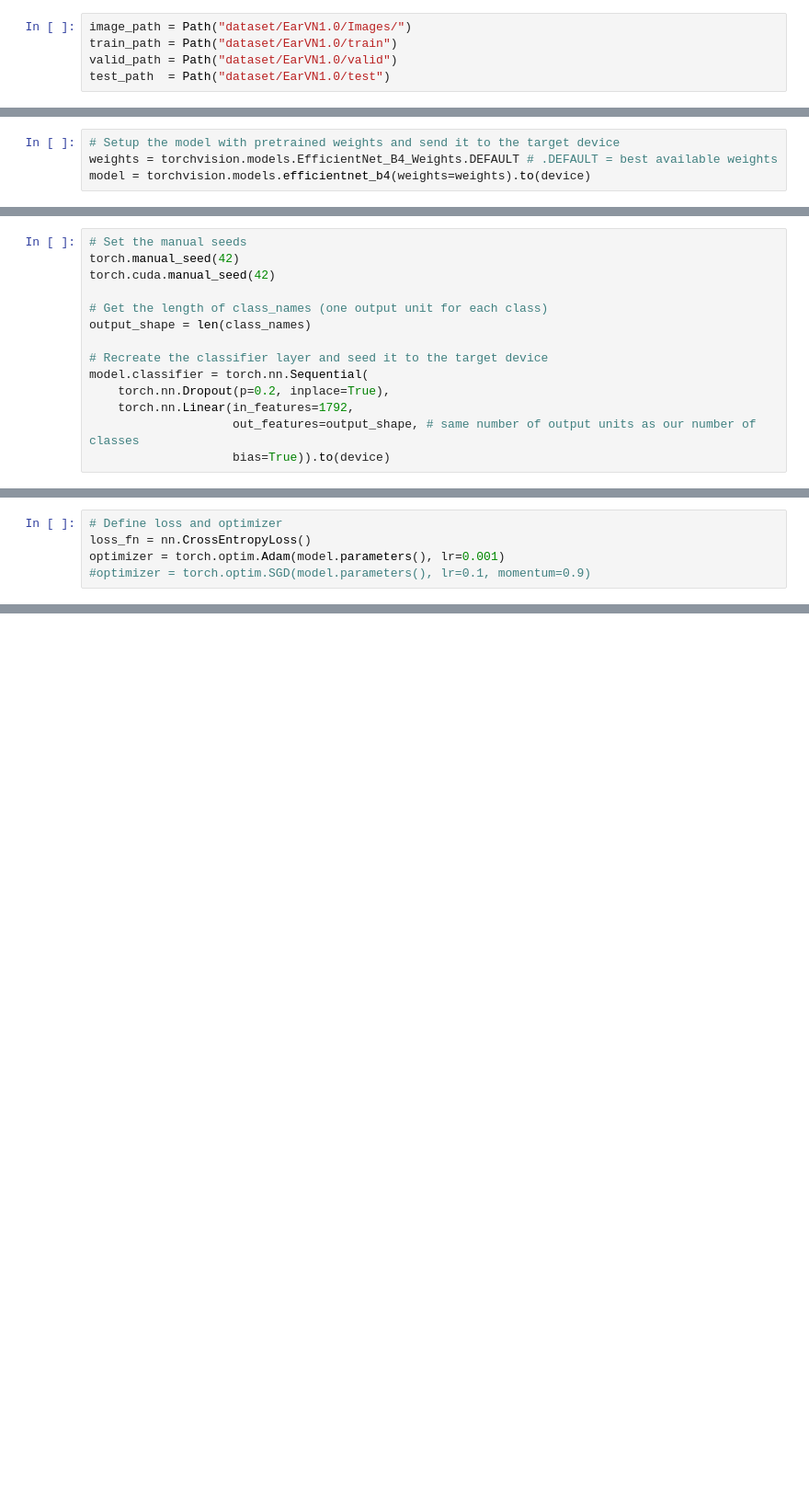
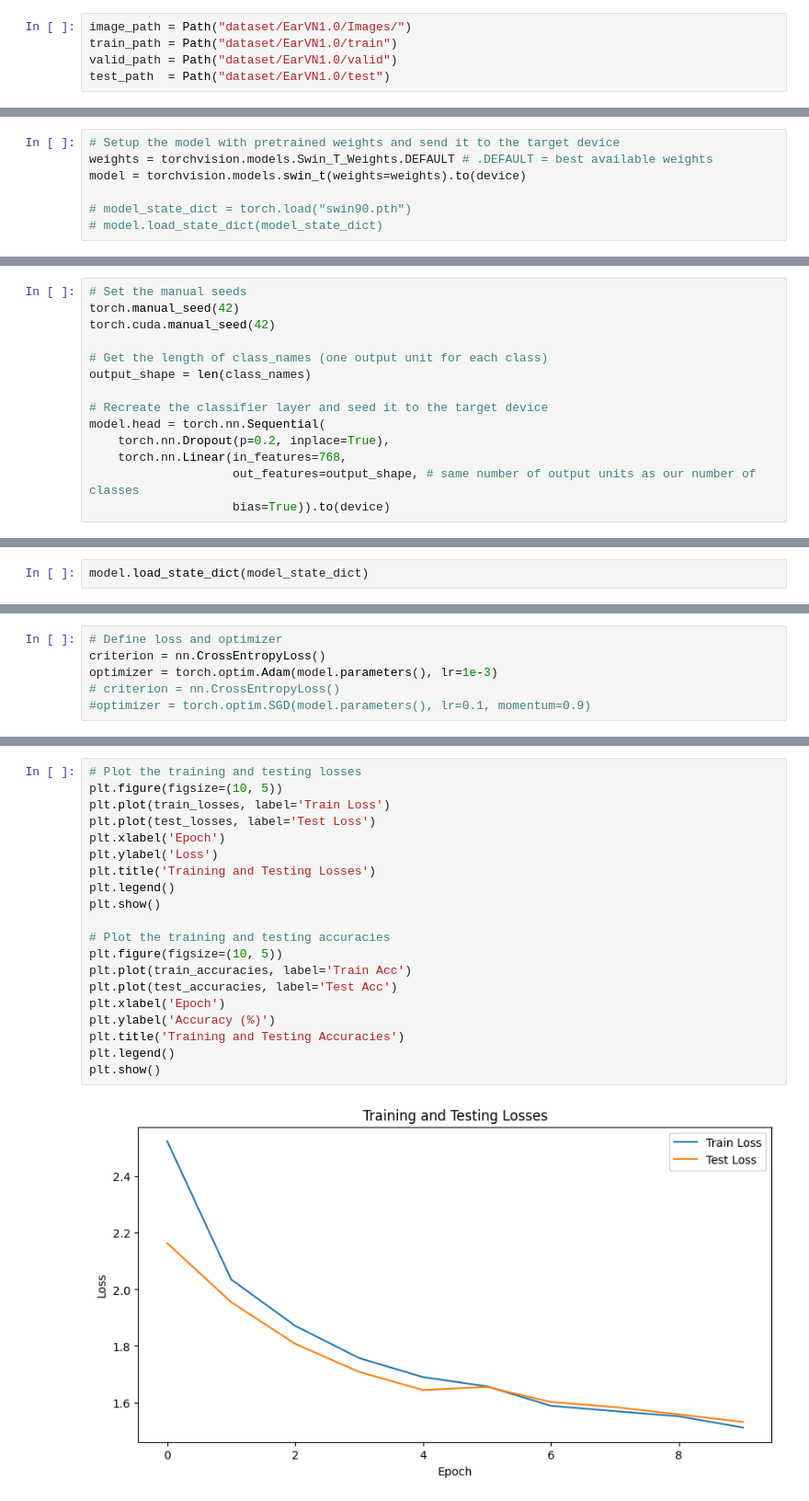
Before and after one commit to Girik-Khullar/Biometrics-Ear-Recognition, a Jupyter notebook: Dataset Preparation.ipynb, the cells around one changed output, grey strips where cells are left out. Shown: that part at 92% size. Saved outputs shown, nothing was run; the diff lists cells and outputs as text; blank space fills up the shorter version.

```diff
--- a/Dataset Preparation.ipynb
+++ b/Dataset Preparation.ipynb
@@ -270,7 +334,10 @@ Label shape torch.Size([128])
 # %%
 # Setup the model with pretrained weights and send it to the target device
-weights = torchvision.models.EfficientNet_B4_Weights.DEFAULT # .DEFAULT = best available weights
-model = torchvision.models.efficientnet_b4(weights=weights).to(device)
+weights = torchvision.models.Swin_T_Weights.DEFAULT # .DEFAULT = best available weights
+model = torchvision.models.swin_t(weights=weights).to(device)
+
+# model_state_dict = torch.load("swin90.pth")
+# model.load_state_dict(model_state_dict)
 # %%
 from torchinfo import summary
 
@@ -319,9 +383,9 @@ torch.cuda.manual_seed(42)
 output_shape = len(class_names)
 
 # Recreate the classifier layer and seed it to the target device
-model.classifier = torch.nn.Sequential(
+model.head = torch.nn.Sequential(
     torch.nn.Dropout(p=0.2, inplace=True),
-    torch.nn.Linear(in_features=1792,
+    torch.nn.Linear(in_features=768,
                     out_features=output_shape, # same number of output units as our number of classes
                     bias=True)).to(device)
 # %%
@@ -353,0 +418,2 @@ Estimated Total Size (MB): 11505.59
+# %%
+model.load_state_dict(model_state_dict)
@@ -354,5 +422,6 @@ Estimated Total Size (MB): 11505.59
 # %%
 # Define loss and optimizer
-loss_fn = nn.CrossEntropyLoss()
-optimizer = torch.optim.Adam(model.parameters(), lr=0.001)
+criterion = nn.CrossEntropyLoss()
+optimizer = torch.optim.Adam(model.parameters(), lr=1e-3)
+# criterion = nn.CrossEntropyLoss()
 #optimizer = torch.optim.SGD(model.parameters(), lr=0.1, momentum=0.9)
@@ -393,0 +514,22 @@ Epoch: 12 | train_loss: 2.7496 | train_acc: 0.3620 | test_loss: 3.3909 | test_ac
+# %%
+# Plot the training and testing losses
+plt.figure(figsize=(10, 5))
+plt.plot(train_losses, label='Train Loss')
+plt.plot(test_losses, label='Test Loss')
+plt.xlabel('Epoch')
+plt.ylabel('Loss')
+plt.title('Training and Testing Losses')
+plt.legend()
+plt.show()
+
+# Plot the training and testing accuracies
+plt.figure(figsize=(10, 5))
+plt.plot(train_accuracies, label='Train Acc')
+plt.plot(test_accuracies, label='Test Acc')
+plt.xlabel('Epoch')
+plt.ylabel('Accuracy (%)')
+plt.title('Training and Testing Accuracies')
+plt.legend()
+plt.show()
+# %% [output]
+[figure, added]
```
Also changed, not shown: parts of 30 cells of this notebook, 15 other files.
